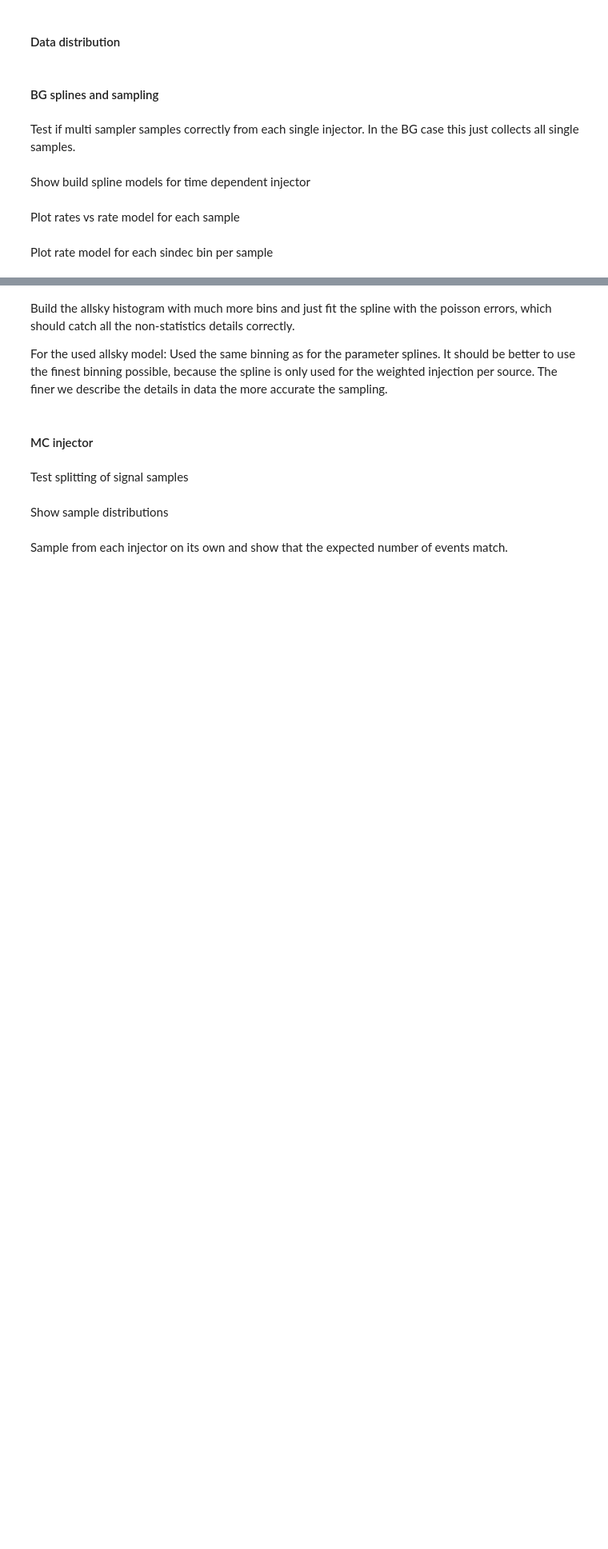
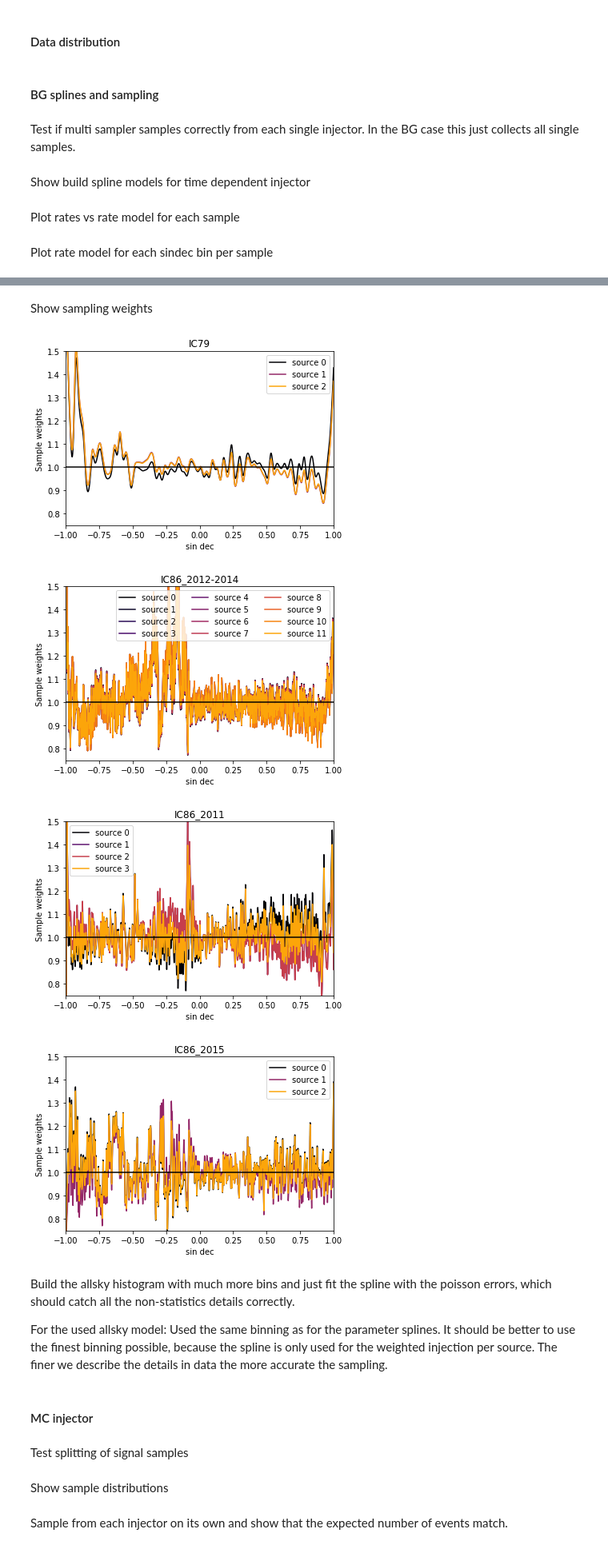
Before and after one commit to mennthor/thesis_plot_notebooks, a Jupyter notebook: testsuite.ipynb, the cells around one changed output, grey strips where cells are left out. Shown at 80% size. Cells and saved outputs as stored; diff of their text form; code cells hidden in the pictures; blank space fills up the shorter version.

```diff
--- a/testsuite.ipynb
+++ b/testsuite.ipynb
@@ -1518,3 +1560,16 @@ plt.show()
+# %%
+m = 0.5 * (b[:-1] + b[1:])
+err = np.sqrt(var)
+
+x = np.linspace(-1, 1, 500)
+spl = fit_spl_to_hist(h=h, w=1. / err, bins=b, s=len(h))[0]
+
+plt.plot(b, np.r_[h[0], h], drawstyle="steps-pre", c="C7")
+plt.errorbar(m, h, yerr=err, fmt=",", c="C7")
+plt.plot(x, spl(x), c="C3")
+plt.xlim(-1, 1)
+plt.ylim(0, None)
+plt.show()
 # %%
 # This defines the tested sources time windows
 tw_id = 10
@@ -1995,3 +2192,32 @@ for key, bg_inj in sorted(multi_bg_inj._injs.items())[:]:
+# %% [markdown]
+Show sampling weights
+# %%
+for key, bg_inj in multi_bg_inj.injs.items():
+    pts = np.sin(exp_off_dict[key]["dec"])
+    idx = np.argsort(pts)
+    pts = pts[idx]
+
+    nsrcs = len(bg_inj.srcs)
+    c = plt.cm.inferno(np.linspace(0, 0.8, nsrcs))
+    for j, w in enumerate(bg_inj._spl_info["sample_weights"]):
+        plt.plot(pts, w[idx], label="source {}".format(j), color=c[j])
+
+    plt.axhline(1, 0, 1, c="k")
+    plt.xlabel("sin dec")
+    plt.ylabel("Sample weights")
+    plt.title("{}".format(key))
+    plt.xlim(-1, 1)
+    plt.ylim(0.75, 1.5)
+    plt.legend(ncol=nsrcs // 5 + 1, loc="best")
+
+#     save_plot(os.path.join("bg_injector", "sample_weights"),
+#               "{}_sample_weights.png".format(key))
+    plt.show()
+# %% [output]
+[figure, added]
+[figure, added]
+[figure, added]
+[figure, added]
 # %% [markdown]
 Build the allsky histogram with much more bins and just fit the spline with the poisson errors, which should catch all the non-statistics details correctly.
 
```
Also changed, not shown: parts of 19 cells of this notebook.
